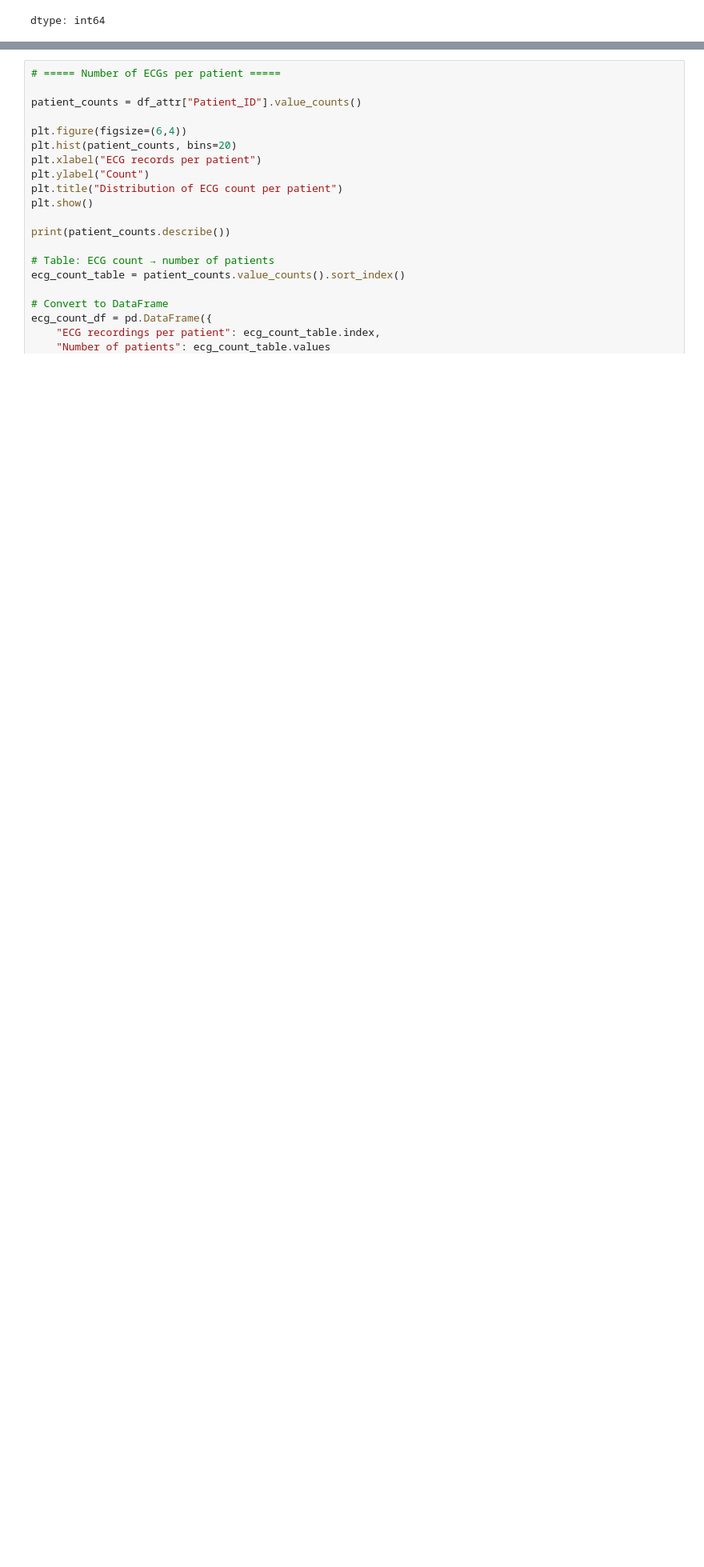
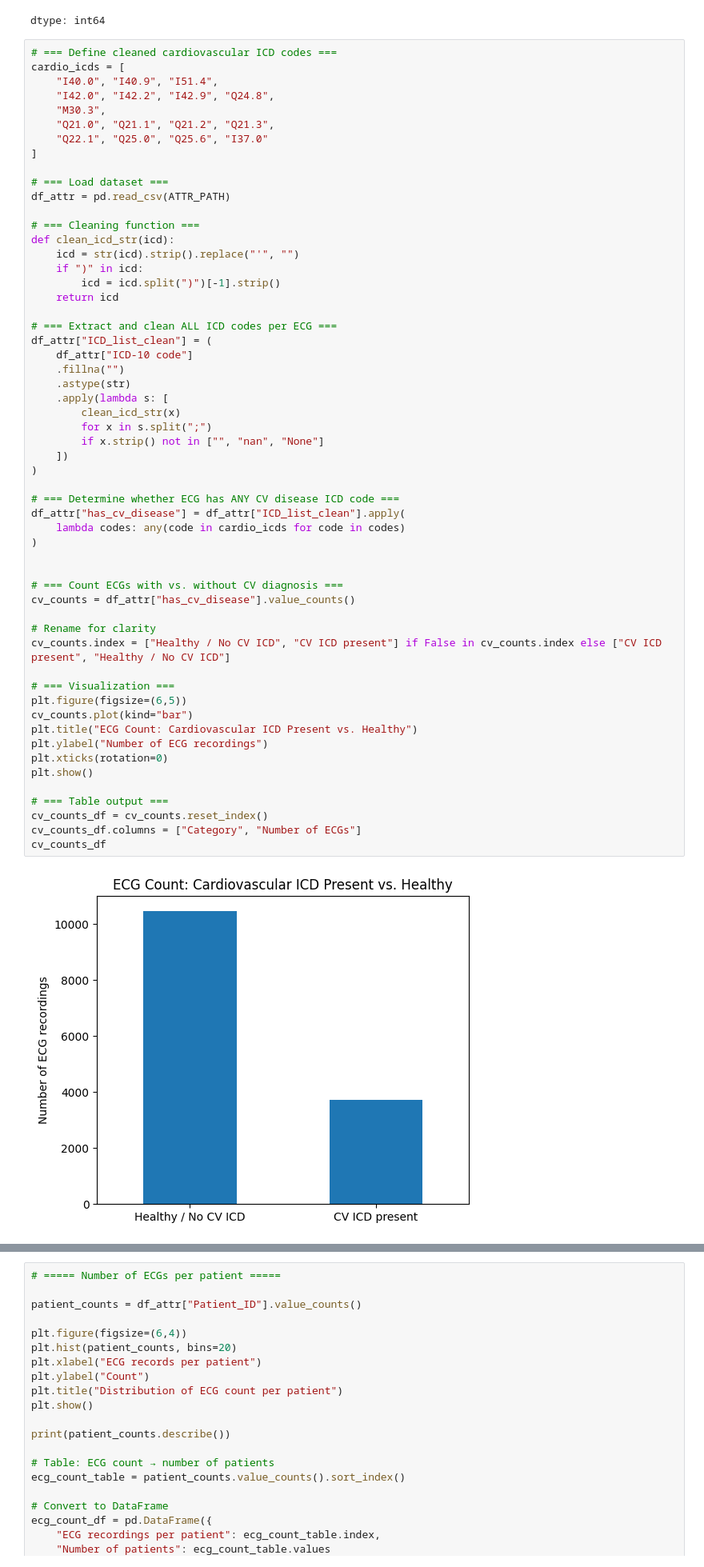
Before and after one commit to kiril-buga/Neural-Network-Training-Project, a Jupyter notebook: 1D_CNN_Multilabel_V1/DataExploration.ipynb, the cells around one changed output, grey strips where cells are left out. Shown at 80% size. Cells and saved outputs as stored; diff of their text form; blank space fills up the shorter version.

```diff
--- a/1D_CNN_Multilabel_V1/DataExploration.ipynb
+++ b/1D_CNN_Multilabel_V1/DataExploration.ipynb
@@ -304,3 +304,61 @@ Average duration: 27.008315715292458 sec
 | 110-115s | 1 |
 | 115-120s | 0 |
 dtype: int64
+# %%
+# === Define cleaned cardiovascular ICD codes ===
+cardio_icds = [
+    "I40.0", "I40.9", "I51.4",
+    "I42.0", "I42.2", "I42.9", "Q24.8",
+    "M30.3",
+    "Q21.0", "Q21.1", "Q21.2", "Q21.3",
+    "Q22.1", "Q25.0", "Q25.6", "I37.0"
+]
+
+# === Load dataset ===
+df_attr = pd.read_csv(ATTR_PATH)
+
+# === Cleaning function ===
+def clean_icd_str(icd):
+    icd = str(icd).strip().replace("'", "")
+    if ")" in icd:
+        icd = icd.split(")")[-1].strip()
+    return icd
+
+# === Extract and clean ALL ICD codes per ECG ===
+df_attr["ICD_list_clean"] = (
+    df_attr["ICD-10 code"]
+    .fillna("")
+    .astype(str)
+    .apply(lambda s: [
+        clean_icd_str(x)
+        for x in s.split(";")
+        if x.strip() not in ["", "nan", "None"]
+    ])
+)
+
+# === Determine whether ECG has ANY CV disease ICD code ===
+df_attr["has_cv_disease"] = df_attr["ICD_list_clean"].apply(
+    lambda codes: any(code in cardio_icds for code in codes)
+)
+
+
+# === Count ECGs with vs. without CV diagnosis ===
+cv_counts = df_attr["has_cv_disease"].value_counts()
+
+# Rename for clarity
+cv_counts.index = ["Healthy / No CV ICD", "CV ICD present"] if False in cv_counts.index else ["CV ICD present", "Healthy / No CV ICD"]
+
+# === Visualization ===
+plt.figure(figsize=(6,5))
+cv_counts.plot(kind="bar")
+plt.title("ECG Count: Cardiovascular ICD Present vs. Healthy")
+plt.ylabel("Number of ECG recordings")
+plt.xticks(rotation=0)
+plt.show()
+
+# === Table output ===
+cv_counts_df = cv_counts.reset_index()
+cv_counts_df.columns = ["Category", "Number of ECGs"]
+cv_counts_df
+# %% [output]
+[figure, added]
```
Also changed, not shown: parts of 4 cells of this notebook.
